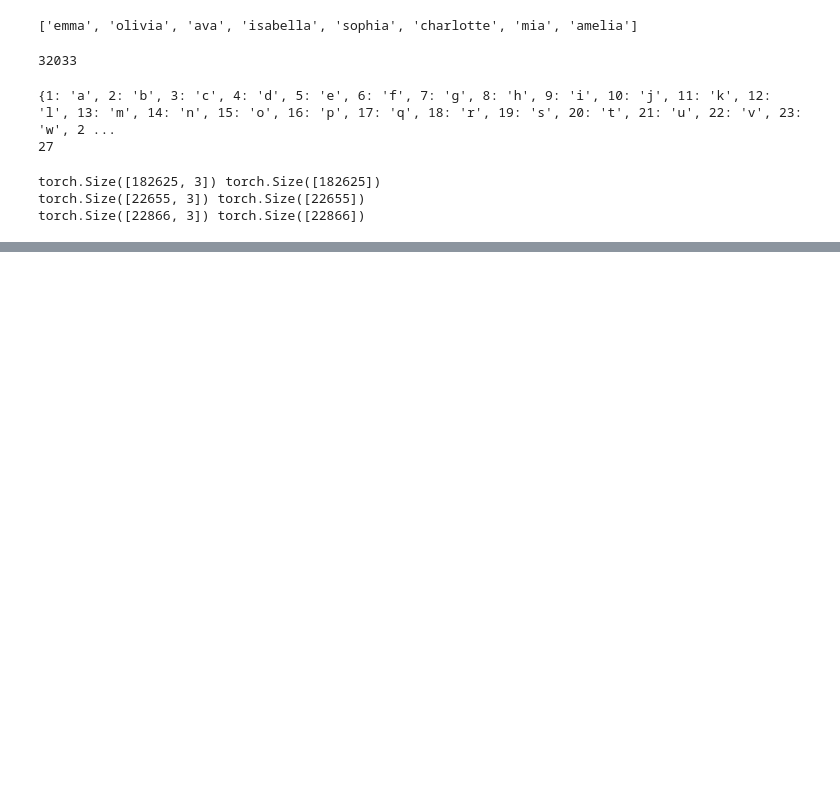
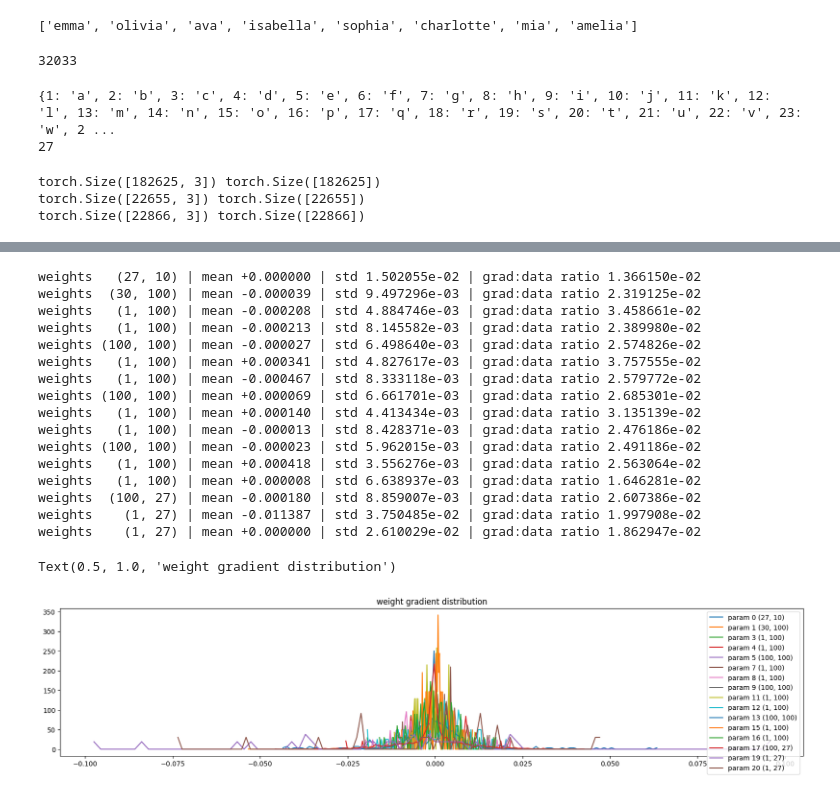
Before and after one commit to muuki2/makemore-clone, a Jupyter notebook: makemore_mlp2.ipynb, the cells around one changed output, grey strips where cells are left out. Cells and saved outputs as stored; diff of their text form; code cells hidden in the pictures; blank space fills up the shorter version.

```diff
--- a/makemore_mlp2.ipynb
+++ b/makemore_mlp2.ipynb
@@ -279,0 +271,35 @@ tensor([[1.7619, 2.3635, 1.8914, 1.8556, 1.7302, 1.7338, 2.0130, 2.0892, 1.9774,
+# %%
+# visualize histograms
+plt.figure(figsize=(20, 4)) # w and h of the plot
+legends = []
+
+for i, p in enumerate(parameters):
+    t = p.grad
+    if p.ndim == 2:
+
+        print('weights %10s | mean %+f | std %e | grad:data ratio %e' % (tuple(p.shape), t.mean().item(), t.std().item(), (t.std()/p.std()).item()))
+        hy, hx = torch.histogram(t, density=True)
+        plt.plot(hx[:-1].detach(), hy.detach())
+        legends.append(f'param {i} {tuple(p.shape)}')
+
+plt.legend(legends);
+plt.title('weight gradient distribution')
+# %% [output]
+weights   (27, 10) | mean +0.000000 | std 1.502055e-02 | grad:data ratio 1.366150e-02
+weights  (30, 100) | mean -0.000039 | std 9.497296e-03 | grad:data ratio 2.319125e-02
+weights   (1, 100) | mean -0.000208 | std 4.884746e-03 | grad:data ratio 3.458661e-02
+weights   (1, 100) | mean -0.000213 | std 8.145582e-03 | grad:data ratio 2.389980e-02
+weights (100, 100) | mean -0.000027 | std 6.498640e-03 | grad:data ratio 2.574826e-02
+weights   (1, 100) | mean +0.000341 | std 4.827617e-03 | grad:data ratio 3.757555e-02
+weights   (1, 100) | mean -0.000467 | std 8.333118e-03 | grad:data ratio 2.579772e-02
+weights (100, 100) | mean +0.000069 | std 6.661701e-03 | grad:data ratio 2.685301e-02
+weights   (1, 100) | mean +0.000140 | std 4.413434e-03 | grad:data ratio 3.135139e-02
+weights   (1, 100) | mean -0.000013 | std 8.428371e-03 | grad:data ratio 2.476186e-02
+weights (100, 100) | mean -0.000023 | std 5.962015e-03 | grad:data ratio 2.491186e-02
+weights   (1, 100) | mean +0.000418 | std 3.556276e-03 | grad:data ratio 2.563064e-02
+weights   (1, 100) | mean +0.000008 | std 6.638937e-03 | grad:data ratio 1.646281e-02
+weights  (100, 27) | mean -0.000180 | std 8.859007e-03 | grad:data ratio 2.607386e-02
+weights    (1, 27) | mean -0.011387 | std 3.750485e-02 | grad:data ratio 1.997908e-02
+weights    (1, 27) | mean +0.000000 | std 2.610029e-02 | grad:data ratio 1.862947e-02
+Text(0.5, 1.0, 'weight gradient distribution')
+[figure, added]
```
Also changed, not shown: parts of 19 cells of this notebook.
